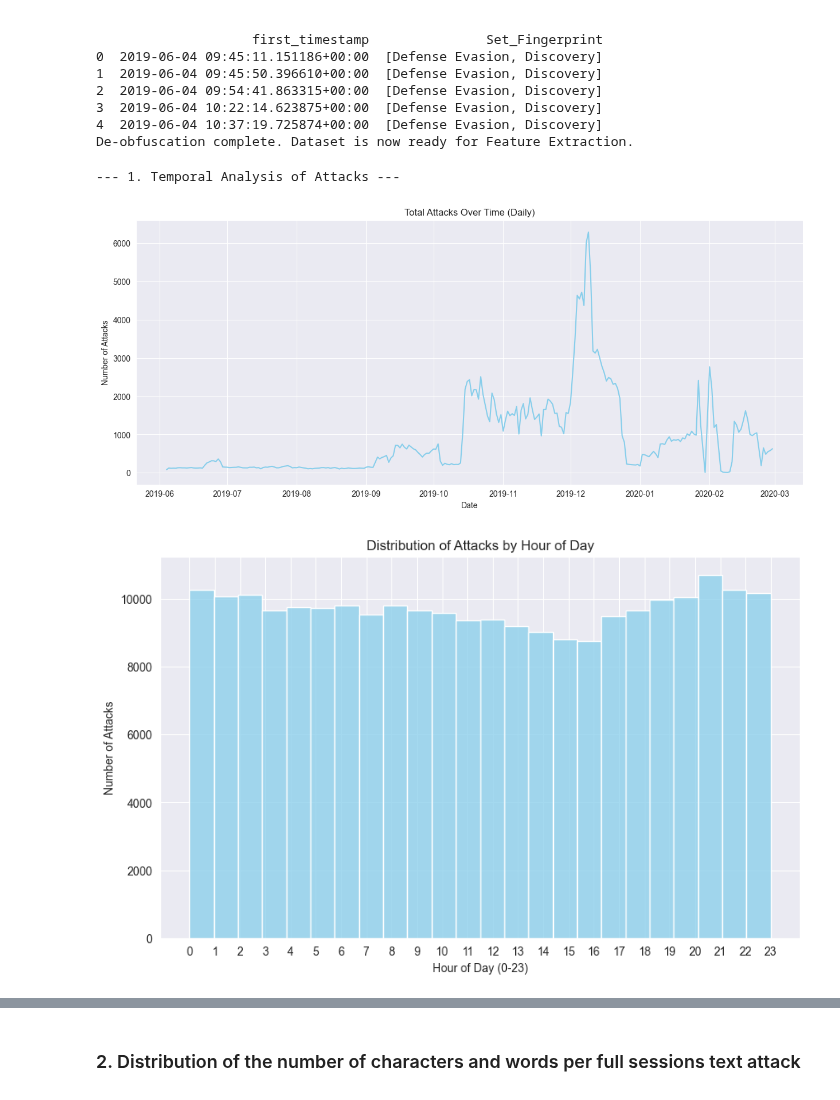
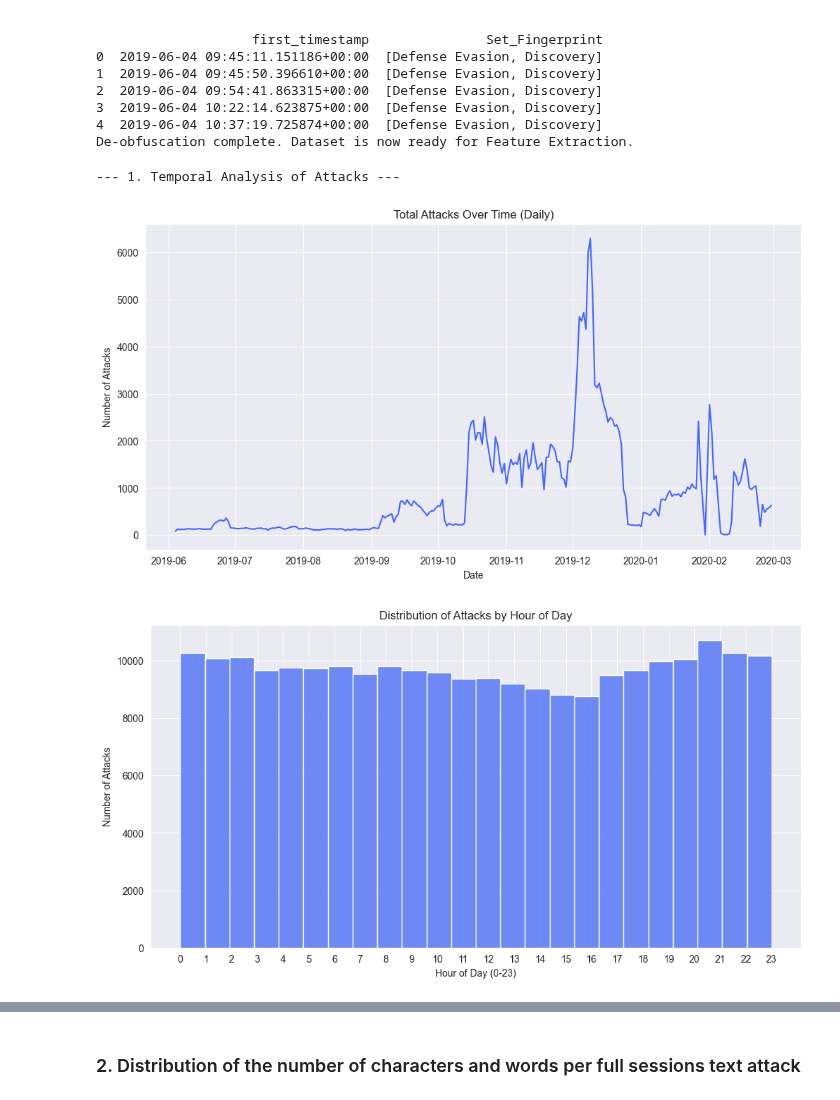
Before and after one commit to SteLib/ML-ssh-session-classifier, a Jupyter notebook: section_1_pre_processing.ipynb, the cells around one changed output, grey strips where cells are left out. Cells and saved outputs as stored; diff of their text form; code cells hidden in the pictures.

Commit message:
Changes of the graphs size and colors

```diff
--- a/section_1_pre_processing.ipynb
+++ b/section_1_pre_processing.ipynb
@@ -135,7 +135,7 @@ DataFrame salvato con successo!
 De-obfuscation complete. Dataset is now ready for Feature Extraction.
 # %%
 sns.set_style("darkgrid")
-palette_used = ['skyblue', 'orange']
+palette_used = ["#4467F5", "orange"]
 
 # --- PRE-PROCESSING & FILTERING ---
 
@@ -166,7 +166,7 @@ if not df_attacks.empty:
 
     # 1. Time series plot (Attacks per day)
     attacks_per_day = df_attacks.groupby('date').size()
-    plt.figure(figsize=(15, 6))
+    plt.figure(figsize=(12, 6))
     sns.lineplot(data=attacks_per_day, color=palette_used[0])
     plt.title('Total Attacks Over Time (Daily)')
     plt.xlabel('Date')
@@ -174,7 +174,7 @@ if not df_attacks.empty:
     plt.show()
 
     # 2. Distribution plot by hour of the day
-    plt.figure(figsize=(10, 6))
+    plt.figure(figsize=(12, 6))
     sns.histplot(df_attacks['hour'], bins=24, kde=False, color=palette_used[0])
     plt.title('Distribution of Attacks by Hour of Day')
     plt.xlabel('Hour of Day (0-23)')
@@ -185,7 +185,7 @@ if not df_attacks.empty:
     # 3. Distribution plot by day of the week
     days = ['Monday', 'Tuesday', 'Wednesday', 'Thursday', 'Friday', 'Saturday', 'Sunday']
     attacks_per_weekday = df_attacks.groupby('day_of_week').size().reindex(range(7), fill_value=0)
-    plt.figure(figsize=(10, 6))
+    plt.figure(figsize=(12, 6))
     sns.barplot(x=attacks_per_weekday.index, y=attacks_per_weekday.values, color=palette_used[0])
     plt.title('Distribution of Attacks by Day of Week')
     plt.xlabel('Day of Week')
@@ -206,7 +206,7 @@ df_subset = df_attacks[df_attacks["first_timestamp"].dt.year.isin(years_of_inter
 attacks_per_year = df_subset["first_timestamp"].dt.year.value_counts().sort_index().reset_index()
 attacks_per_year.columns = ["Year", "Number_attacks"]
 
-plt.figure(figsize=(10, 6))
+plt.figure(figsize=(12, 6))
 
 # 2. Plotting
 ax = sns.barplot(
@@ -231,34 +231,34 @@ plt.show()
 # 1. Extract Year and Month
 df_subset['Year'] = df_subset["first_timestamp"].dt.year
 df_subset['Month'] = df_subset["first_timestamp"].dt.month
 
 # 2. Grouping
 df_counts_monthly = df_subset.groupby(['Year', 'Month']).size().reset_index(name='Attacks')
 
 # Create a complete grid of Years and ONLY PRESENT Months
 present_months = sorted(df_subset['Month'].unique())
 full_index = pd.MultiIndex.from_product([years_of_interest, present_months], names=['Year', 'Month'])
 
 # Reindex with 0 where there are no attacks
 df_counts_monthly = df_counts_monthly.set_index(['Year', 'Month']).reindex(full_index, fill_value=0).reset_index()
 
 # 3. Plotting
-plt.figure(figsize=(10, 6))
+plt.figure(figsize=(12, 6))
 sns.barplot(
     data=df_counts_monthly,
     x='Month',
     y='Attacks',
     hue='Year',
     palette=palette_used,
     hue_order=[2019, 2020]
 )
 
-plt.title("Monthly Attack Trends: 2019 vs 2020", fontsize=14)
+plt.title("Monthly Attack Trends", fontsize=14)
 plt.xlabel("Month")
 plt.ylabel("Number of Attacks")
 plt.legend(title="Year")
 plt.show()
 # %% [output]
 --- 1. Temporal Analysis of Attacks ---
-[figure, old version]
+[figure, new version]
-[figure, old version]
+[figure, new version]
```
Also changed, not shown: parts of 2 cells of this notebook.
